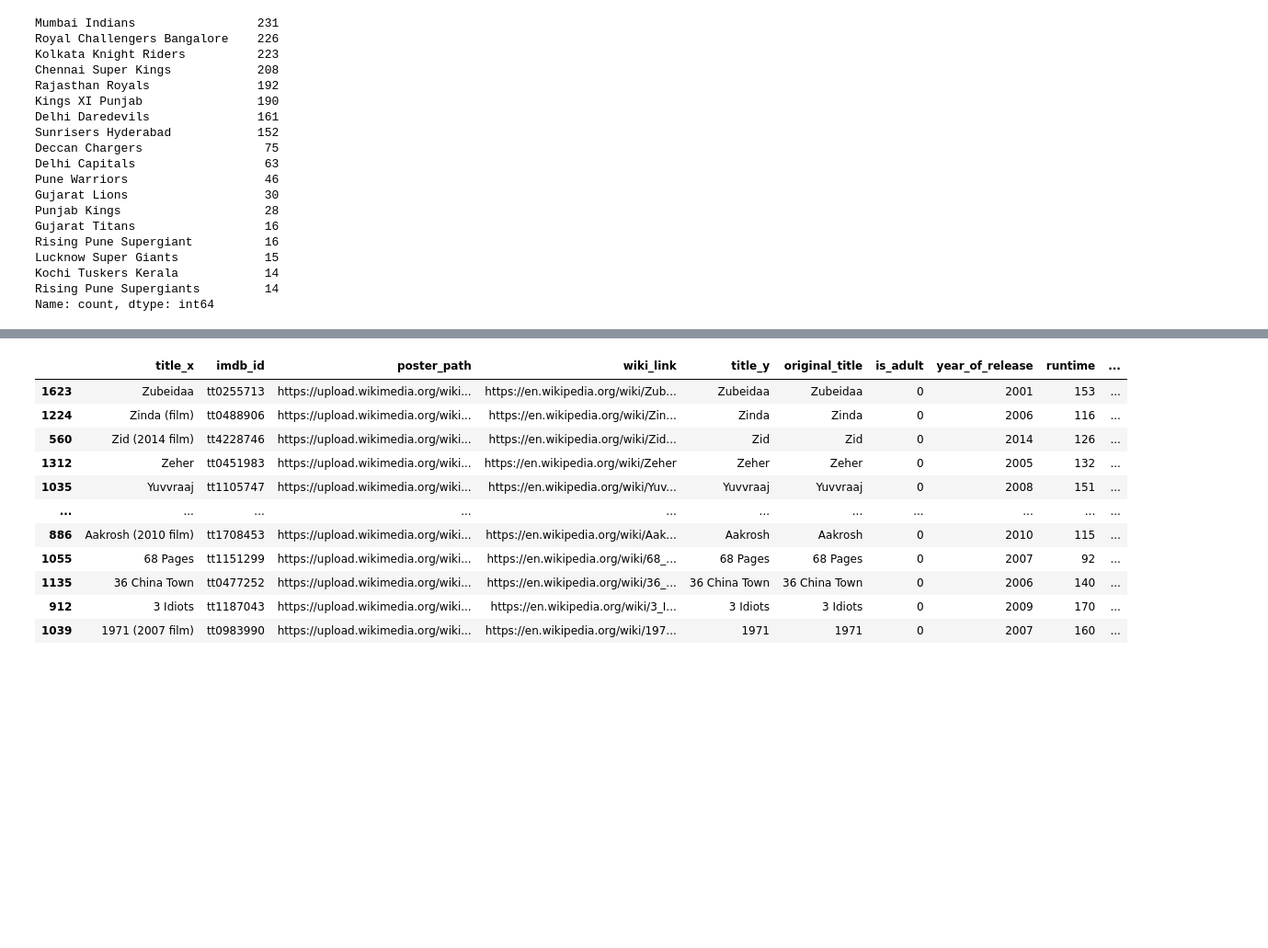
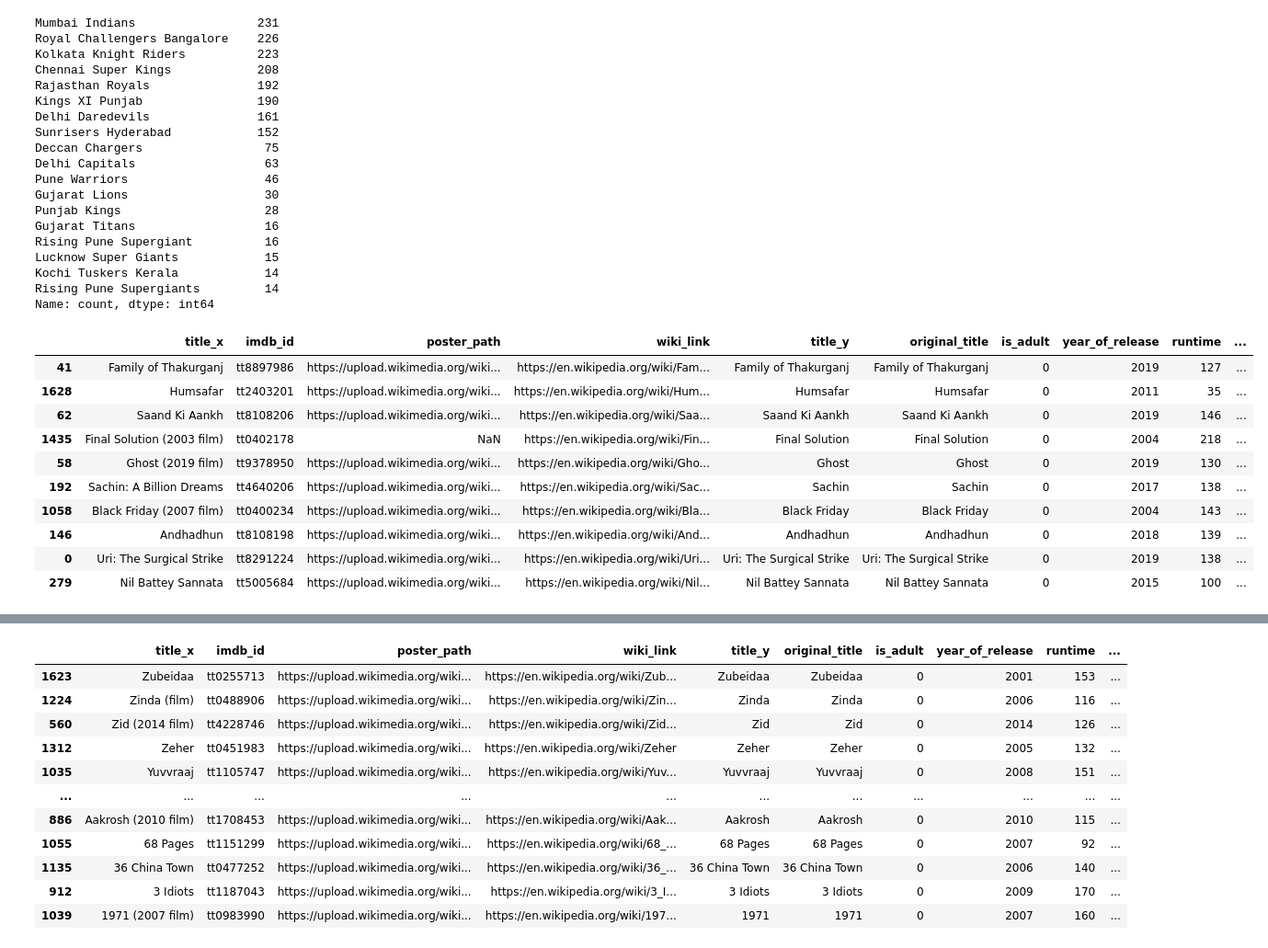
Before and after one commit to BhautikVekariya21/dsc, a Jupyter notebook: pandas/pandas_dataframe.ipynb, the cells around one changed output, grey strips where cells are left out. Shown: that part at 92% size. Cells and saved outputs as stored; diff of their text form; code cells hidden in the pictures; blank space fills up the shorter version.

```diff
--- a/pandas/pandas_dataframe.ipynb
+++ b/pandas/pandas_dataframe.ipynb
@@ -1259,3 +1340,17 @@ Lucknow Super Giants            15
 Kochi Tuskers Kerala            14
 Rising Pune Supergiants         14
 Name: count, dtype: int64
+# %%
+movies.sort_values(by='imdb_rating',ascending=False).head(10)
+# %% [output]
+|  | title_x | imdb_id | poster_path | wiki_link | title_y | original_title | is_adult | year_of_release | runtime | ... |
+| 41 | Family of Thakurganj | tt8897986 | https://upload.wikimedia.org/wiki... | https://en.wikipedia.org/wiki/Fam... | Family of Thakurganj | Family of Thakurganj | 0 | 2019 | 127 | ... |
+| 1628 | Humsafar | tt2403201 | https://upload.wikimedia.org/wiki... | https://en.wikipedia.org/wiki/Hum... | Humsafar | Humsafar | 0 | 2011 | 35 | ... |
+| 62 | Saand Ki Aankh | tt8108206 | https://upload.wikimedia.org/wiki... | https://en.wikipedia.org/wiki/Saa... | Saand Ki Aankh | Saand Ki Aankh | 0 | 2019 | 146 | ... |
+| 1435 | Final Solution (2003 film) | tt0402178 | NaN | https://en.wikipedia.org/wiki/Fin... | Final Solution | Final Solution | 0 | 2004 | 218 | ... |
+| 58 | Ghost (2019 film) | tt9378950 | https://upload.wikimedia.org/wiki... | https://en.wikipedia.org/wiki/Gho... | Ghost | Ghost | 0 | 2019 | 130 | ... |
+| 192 | Sachin: A Billion Dreams | tt4640206 | https://upload.wikimedia.org/wiki... | https://en.wikipedia.org/wiki/Sac... | Sachin | Sachin | 0 | 2017 | 138 | ... |
+| 1058 | Black Friday (2007 film) | tt0400234 | https://upload.wikimedia.org/wiki... | https://en.wikipedia.org/wiki/Bla... | Black Friday | Black Friday | 0 | 2004 | 143 | ... |
+| 146 | Andhadhun | tt8108198 | https://upload.wikimedia.org/wiki... | https://en.wikipedia.org/wiki/And... | Andhadhun | Andhadhun | 0 | 2018 | 139 | ... |
+| 0 | Uri: The Surgical Strike | tt8291224 | https://upload.wikimedia.org/wiki... | https://en.wikipedia.org/wiki/Uri... | Uri: The Surgical Strike | Uri: The Surgical Strike | 0 | 2019 | 138 | ... |
+| 279 | Nil Battey Sannata | tt5005684 | https://upload.wikimedia.org/wiki... | https://en.wikipedia.org/wiki/Nil... | Nil Battey Sannata | Nil Battey Sannata | 0 | 2015 | 100 | ... |
```
Also changed, not shown: parts of 25 cells of this notebook, 3 other files.
